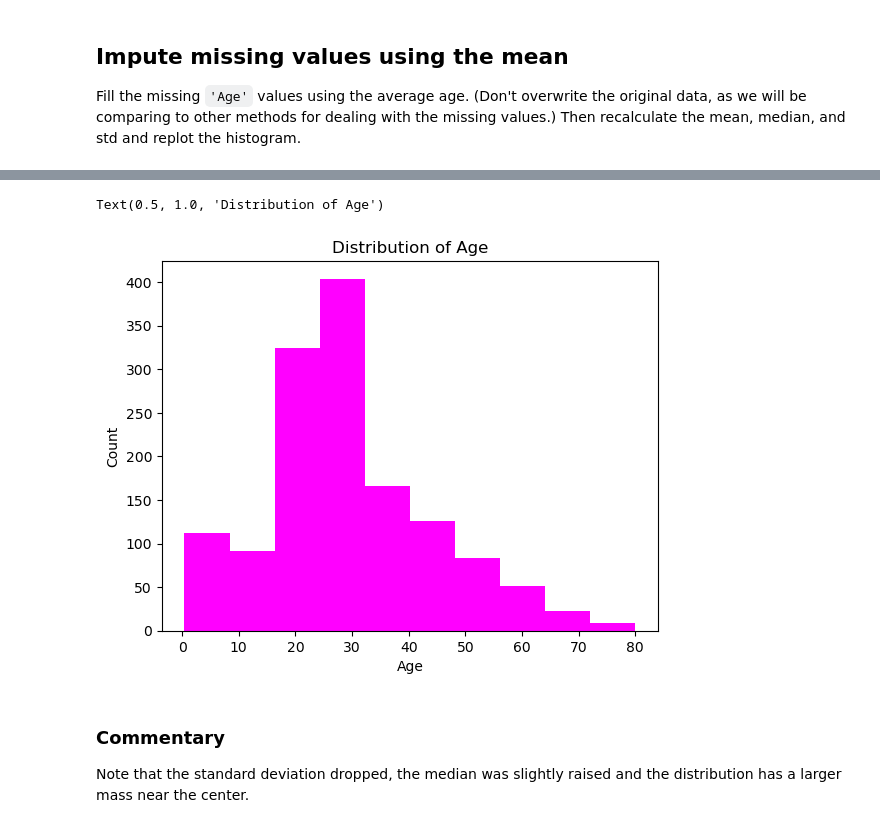
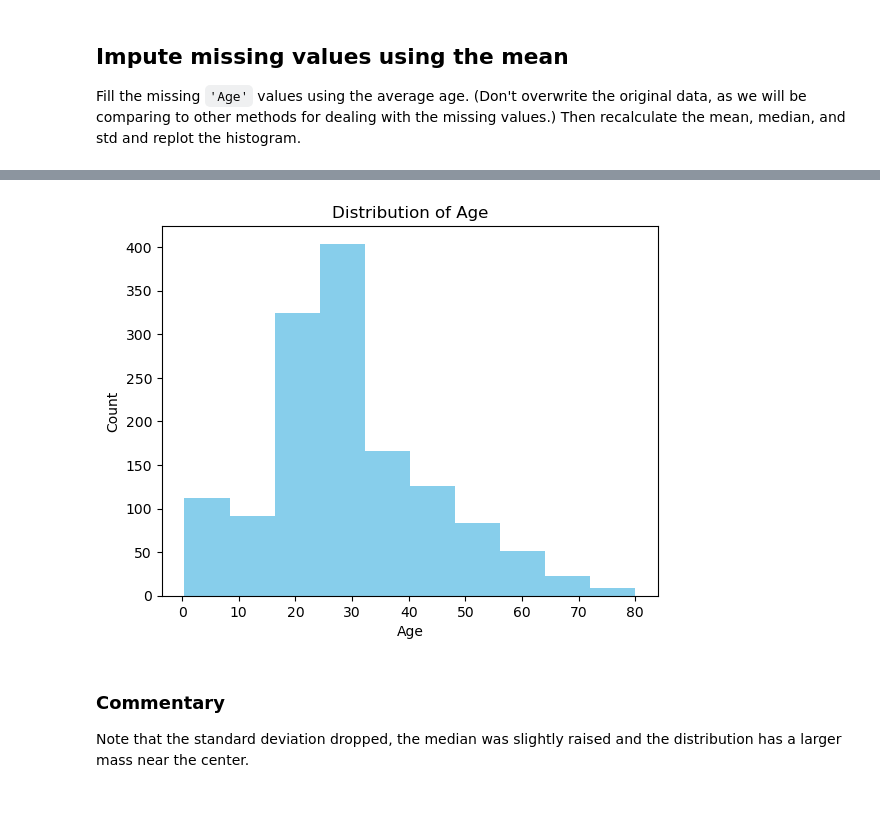
Before and after one commit to Endalkmin/dsc-more-on-missing-data-lab, a Jupyter notebook: index.ipynb, the cells around one changed output, grey strips where cells are left out. Saved outputs shown, nothing was run; the diff lists cells and outputs as text; code cells hidden in the pictures.

```diff
--- a/index.ipynb
+++ b/index.ipynb
@@ -19,7 +19,7 @@ To start, load the dataset `'titanic.csv'` using pandas.
 # Your code here
 import pandas as pd
 import matplotlib.pyplot as plt
-df2 = pd.read_csv('titanic.csv')
+df = pd.read_csv('titanic.csv')
 # %% [markdown]
 Use the `.info()` method to quickly preview which features have missing data
 # %%
@@ -75,5 +75,5 @@ Text(0.5, 1.0, 'Distribution of Age')
 Fill the missing `'Age'` values using the average age. (Don't overwrite the original data, as we will be comparing to other methods for dealing with the missing values.) Then recalculate the mean, median, and std and replot the histogram.
 # %%
 # Your code here
-df3 = df2['Age'].fillna(df2['Age'].mean().round(2))
+df1 = df['Age'].fillna(df2['Age'].mean())
 # %%
@@ -87,14 +87,14 @@ std: 14.981155489672327
 # %%
-variable = df3
+variable = df1
 
 fig, ax = plt.subplots()
-ax.hist(variable, color='magenta')
+ax.hist(variable, color='skyblue')
 ax.set_xlabel('Age')
 ax.set_ylabel('Count')
 ax.set_title('Distribution of Age')
+plt.show()
 # %% [output]
-Text(0.5, 1.0, 'Distribution of Age')
-[figure, old version]
+[figure, new version]
 # %% [markdown]
 ### Commentary
 
```
Also changed, not shown: parts of 10 cells of this notebook.
